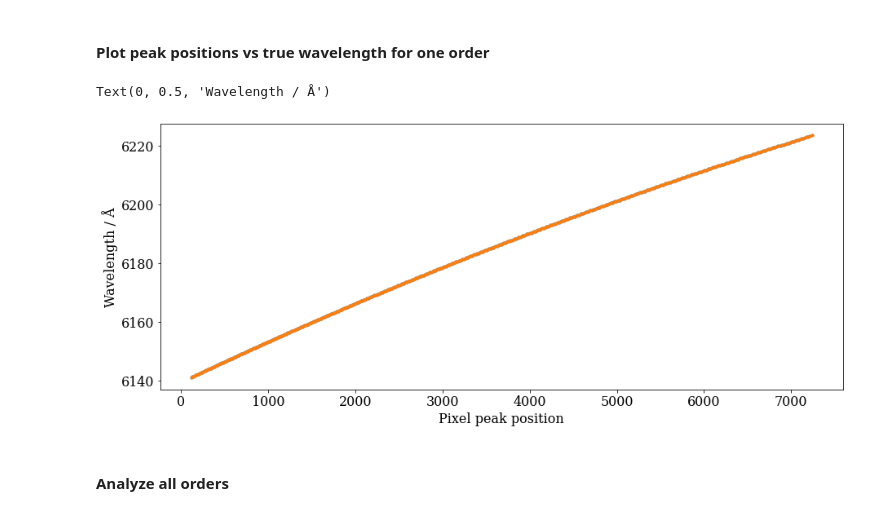
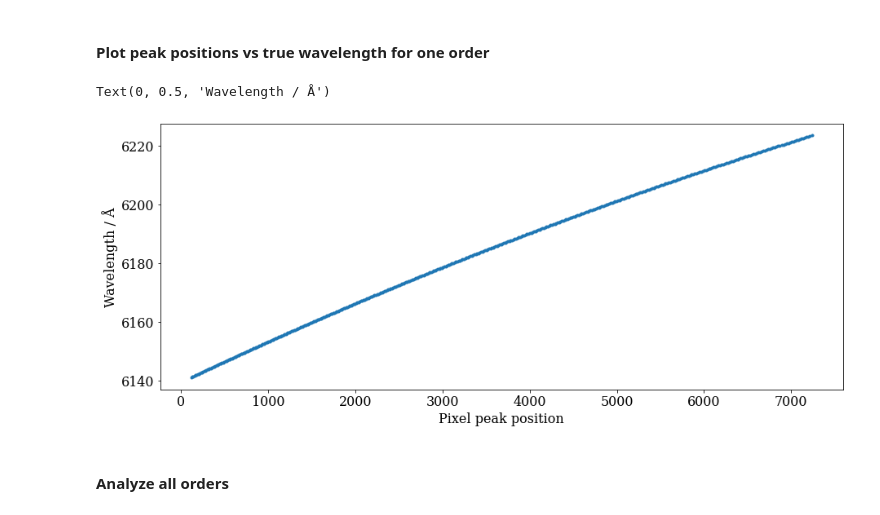
Before and after one commit to Harteg/bachelor-project, a Jupyter notebook: calib_2.ipynb, the cells around one changed output. Cells and saved outputs as stored; diff of their text form; code cells hidden in the pictures.

```diff
--- a/calib_2.ipynb
+++ b/calib_2.ipynb
@@ -19,35 +19,34 @@ plt.rc("font", family="serif")
 # %%
 filename = r"expres_tp/LFC_200907.1063.fits"
 hdu1 = fits.open(filename)
 
 order = 61
 data = hdu1[1].data.copy()
 data_spec       = data['spectrum'][order]
 data_spec_err   = data['uncertainty'][order]
 data_wavel      = data['wavelength'][order]
 
 # Find peaks
 peak_info = func_find_peaks(data_spec, 11, 0.15)
 peak_locs = peak_info[0]
 
 # Create data slices around each peak
 peak_index_ranges = get_peak_index_ranges(peak_locs, peak_range_size = 14)    # TODO: find dynamic way of choosing range size
 
 # Fit peak in each data slice
 peak_fits = fit_peaks(data_spec, data_spec_err, peak_index_ranges)
 
 # Get list of true wavelengths
 wavel_true = get_true_wavel(data_wavel, peak_locs)[:, 0] # second column is the n in the true wavel peak formula
 
 # Plot
 plt.figure(figsize=(15,6))
-plt.plot(peak_locs, wavel_true, ".")
 plt.plot(peak_fits[:,2], wavel_true, ".")
 plt.xlabel("Pixel peak position")
 plt.ylabel("Wavelength / Å")
 # %% [output]
 Text(0, 0.5, 'Wavelength / Å')
-[figure, old version]
+[figure, new version]
 # %% [markdown]
 #### Analyze all orders
 # %%
```
Also changed, not shown: parts of 8 cells of this notebook, 7 other files.
